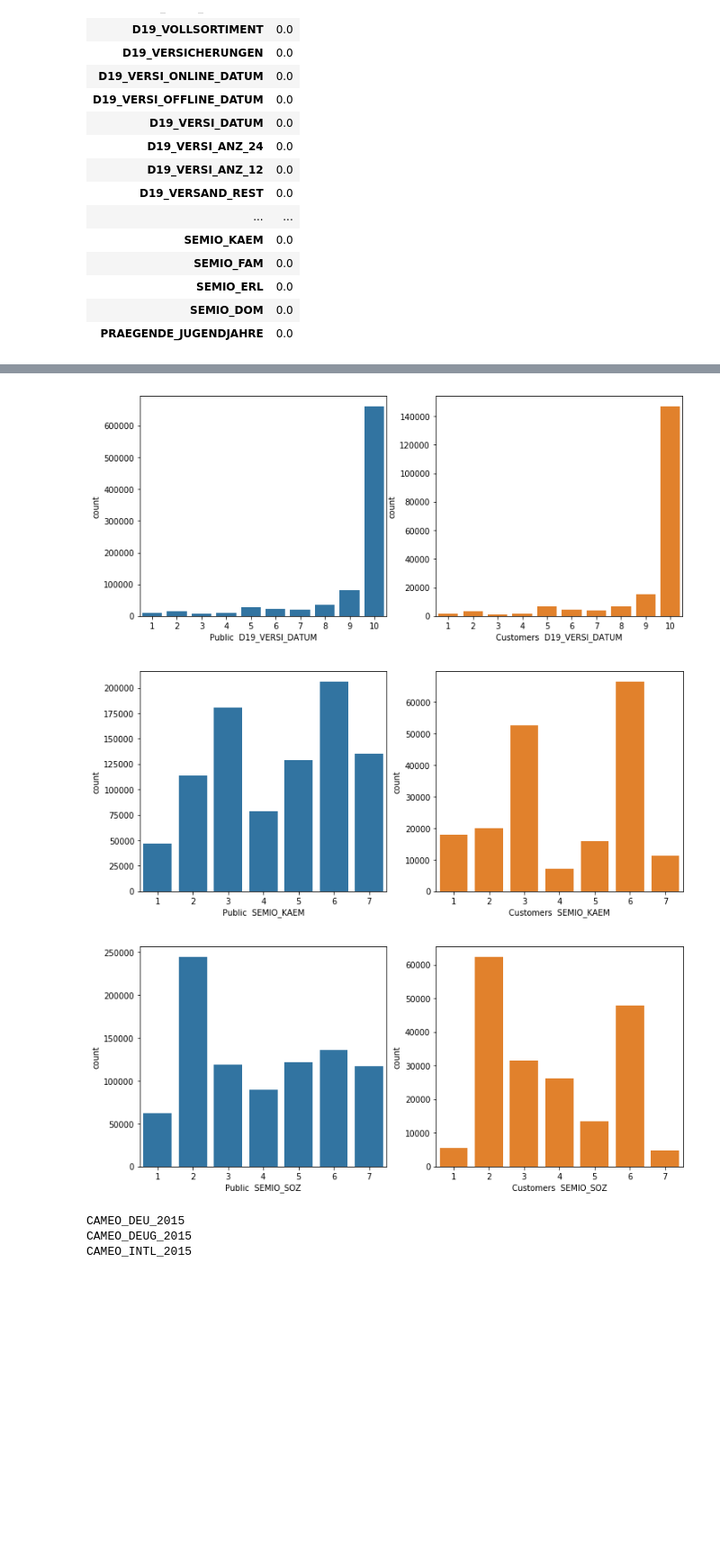
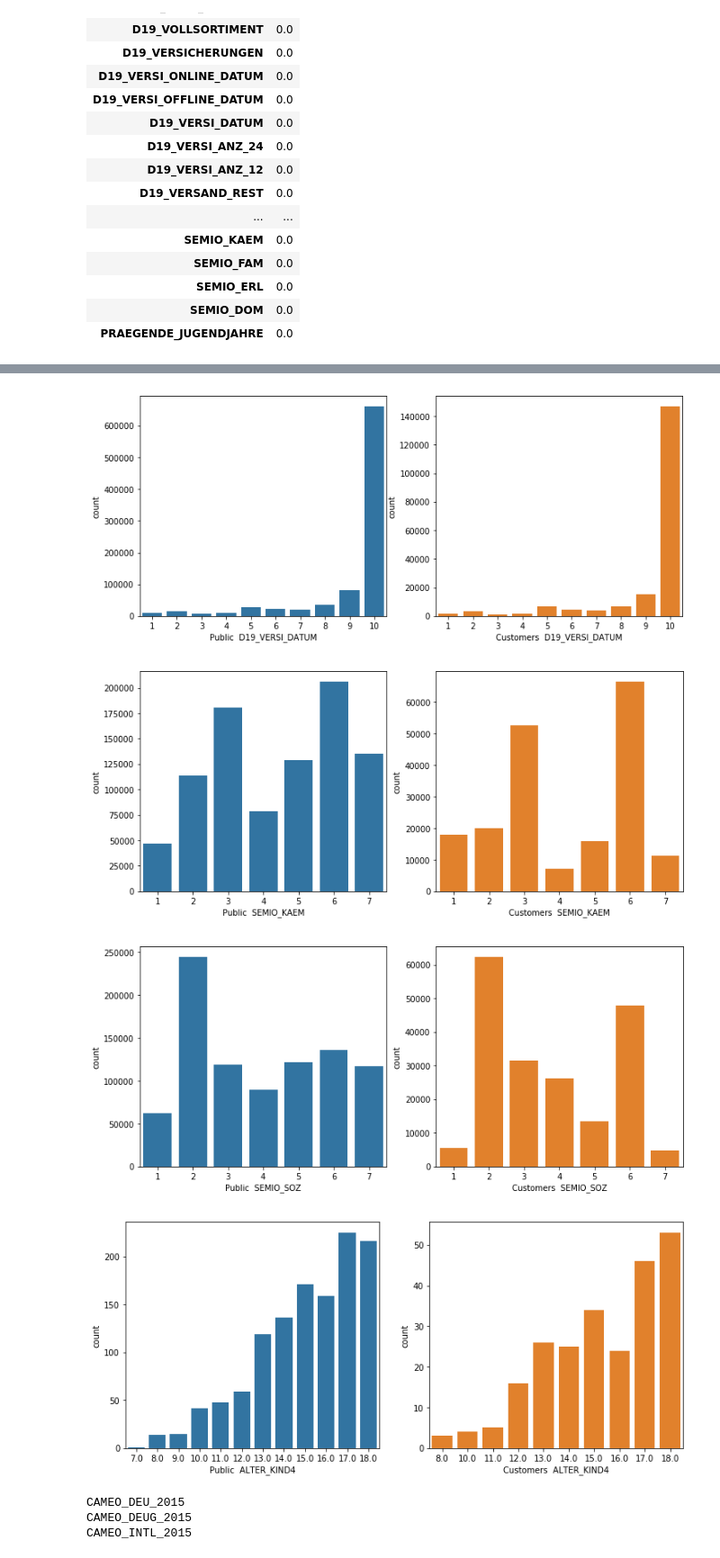
Before and after one commit to thebeachinspring/Udacity_Capstone, a Jupyter notebook: Capstone/Arvato Project Workbook.ipynb, the cells around one changed output, grey strips where cells are left out. Shown at 90% size. Saved outputs shown, nothing was run; the diff lists cells and outputs as text; code cells hidden in the pictures; blank space fills up the shorter version.

```diff
--- a/Capstone/Arvato Project Workbook.ipynb
+++ b/Capstone/Arvato Project Workbook.ipynb
@@ -110,7 +110,7 @@ cust_per_missing.sort_values(0,ascending=True).head(50)
 # %%
 # Compare the distribution of values for at least five columns where there are
 # no or few missing values, between the two subsets.
-cols =["SEMIO_FAM","FINANZ_HAUSBAUER","FINANZ_ANLEGER","D19_VERSI_DATUM","SEMIO_KAEM","SEMIO_SOZ"] #
+cols =["SEMIO_FAM","FINANZ_HAUSBAUER","FINANZ_ANLEGER","D19_VERSI_DATUM","SEMIO_KAEM","SEMIO_SOZ", "ALTER_KIND4"] #
 for i in range(len(cols)):
     print(cols[i])
     plt.figure(figsize=(12,5))
@@ -134,9 +135,10 @@ SEMIO_SOZ
 [figure]
 [figure]
 [figure]
 [figure]
 [figure]
 [figure]
+[figure, added]
 # %%
 # check which columns contain 'X' or 'XX' in the population dataset
 for col in azdias.columns:
```
Also changed, not shown: parts of 18 cells of this notebook.
